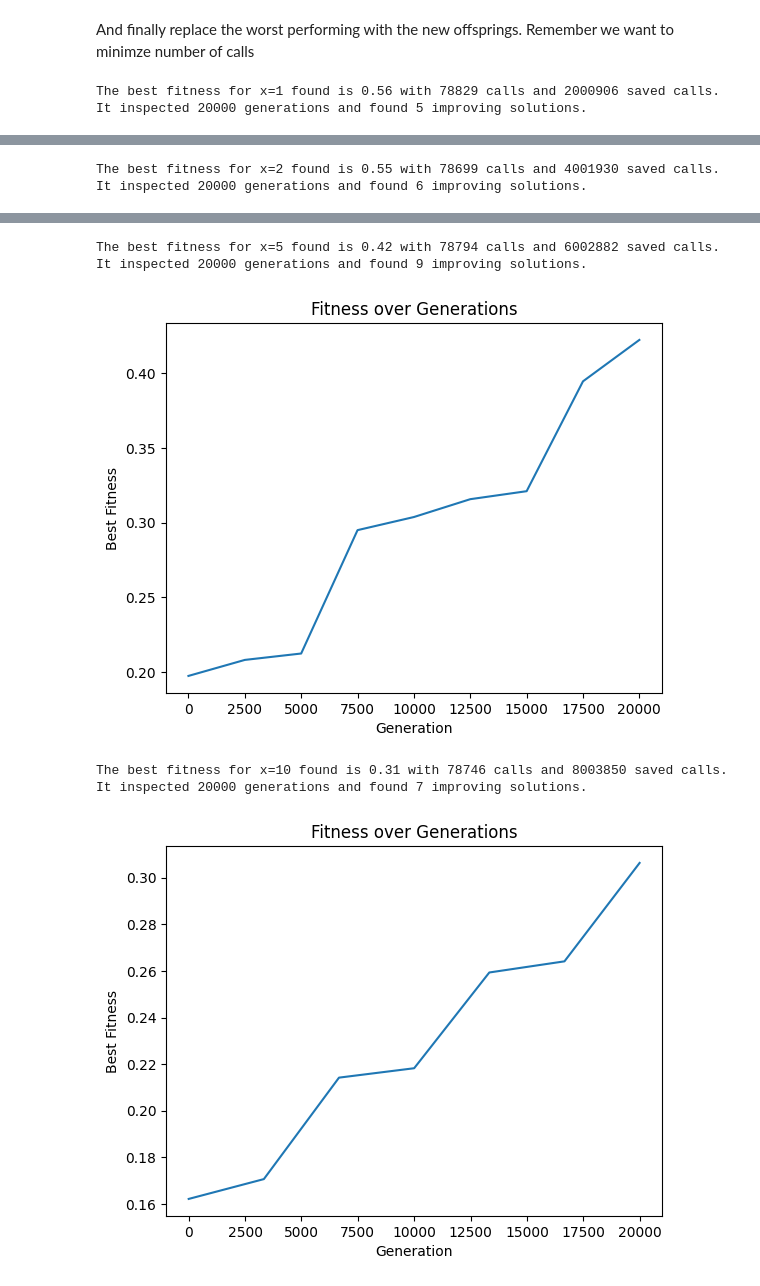
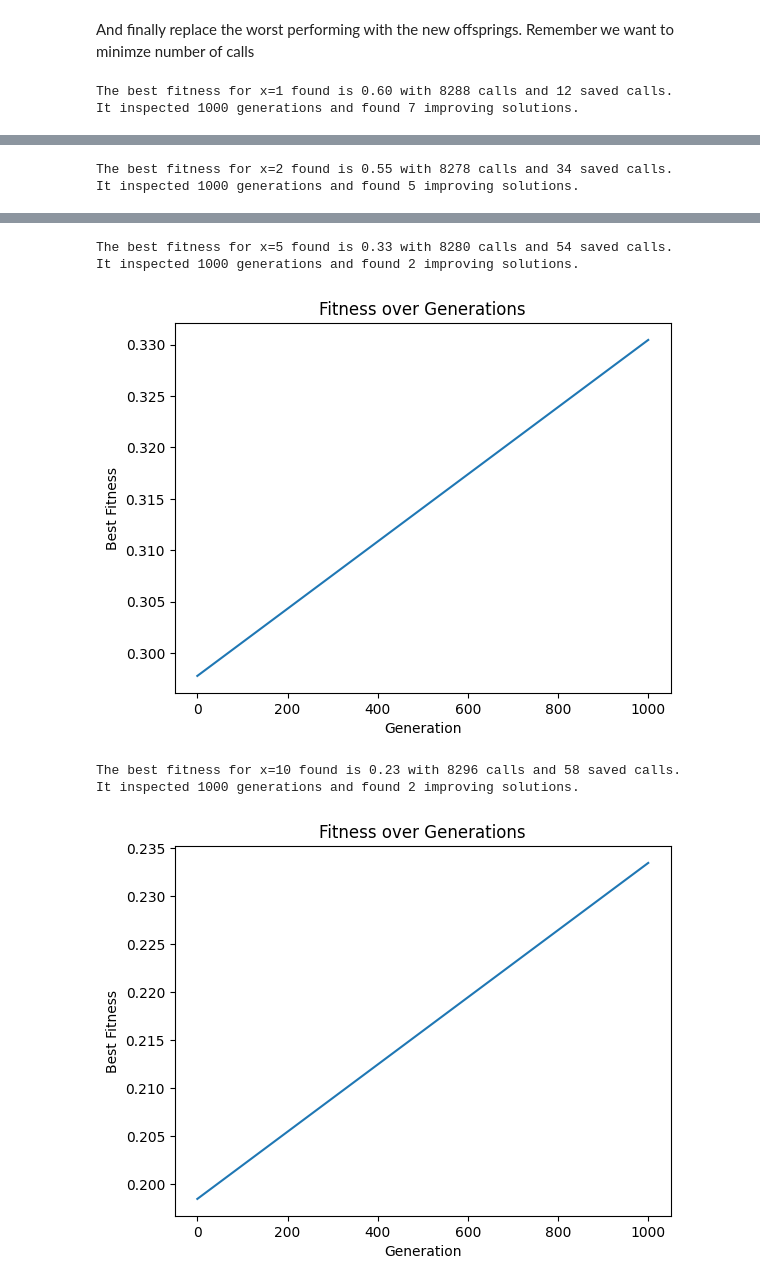
Before and after one commit to Raoolo/computational_intelligence, a Jupyter notebook: Lab9/lab9.ipynb, the cells around one changed output, grey strips where cells are left out. Cells and saved outputs as stored; diff of their text form; code cells hidden in the pictures.

Commit message:
Added generational change

```diff
--- a/Lab9/lab9.ipynb
+++ b/Lab9/lab9.ipynb
@@ -96,7 +96,7 @@ def select_genomes(population: dict, size=10, pick_worse_prob = 0.15) -> dict:
         # not worth selecting the best genomes yet
         return population
 # %%
-def tournament_selection(population: dict, tournament_size = 2):
+def tournament_selection(population: dict, tournament_size = 4):
     """Selects one individual from the population using tournament selection."""
     best_keys = []
     for _ in range(tournament_size):
@@ -106,9 +106,9 @@ def tournament_selection(population: dict, tournament_size = 2):
         best_keys.append(max(tournament_genomes, key=lambda genome: population[genome]))
     return {key : population[key] for key in best_keys}
 # %%
-def elitism(population: dict, elite_size=10):
+def elitism(population: dict, elite_size=100):
     """Select the top individuals"""
-    # ort the genomes based on fitness in descending order
+    # sort the genomes based on fitness in descending order
     sorted_genomes = sorted(population, key=population.get, reverse=True)
     # select the top genomes
     elites = {genome: population[genome] for genome in sorted_genomes[:elite_size]}
@@ -291,11 +343,11 @@ def run_genetic_algo_dynamic(
 # %%
 mutation_rate = 0.01  # prob of each bit switching
 calls_saved = 0  # just used to check if we save any calls
-population_size = 100
+population_size = 300
 desired_fitness = 0.9
 x = [1, 2, 5, 10]
 genome_length = 1000
-num_max_generations = 20000
+num_max_generations = 1000
 # if it is less than 1% improvement for max_stagn_generations
 # lowering conver_threshold means that a lower improvement resets the generation counter
 # higher value means it require larger improvement to reset the counter,
@@ -304,7 +356,7 @@ max_stagnant_generations = 10000
 convergence_threshold = 0.01   # 1% improvement for 10.000 generations
 # %%
 for x_val in x:
-    best_genome, best_fitness, num_calls, generations, best_fitness_values = run_genetic_algo_static(
+    best_genome, best_fitness, num_calls, generations, best_fitness_values = run_genetic_algo_static_v2(
         x=x_val,
         population_size=population_size,
         genome_length=genome_length,
@@ -331,5 +383,5 @@ for x_val in x:
     plt.title('Fitness over Generations')
     plt.show()
 # %% [output]
-The best fitness for x=1 found is 0.56 with 78829 calls and 2000906 saved calls.
-It inspected 20000 generations and found 5 improving solutions.
+The best fitness for x=1 found is 0.60 with 8288 calls and 12 saved calls.
+It inspected 1000 generations and found 7 improving solutions.
@@ -337,2 +389,2 @@ It inspected 20000 generations and found 5 improving solutions.
-The best fitness for x=2 found is 0.55 with 78699 calls and 4001930 saved calls.
-It inspected 20000 generations and found 6 improving solutions.
+The best fitness for x=2 found is 0.55 with 8278 calls and 34 saved calls.
+It inspected 1000 generations and found 5 improving solutions.
@@ -340,9 +392,9 @@ It inspected 20000 generations and found 6 improving solutions.
-The best fitness for x=5 found is 0.42 with 78794 calls and 6002882 saved calls.
-It inspected 20000 generations and found 9 improving solutions.
+The best fitness for x=5 found is 0.33 with 8280 calls and 54 saved calls.
+It inspected 1000 generations and found 2 improving solutions.
-[figure, old version]
+[figure, new version]
-The best fitness for x=10 found is 0.31 with 78746 calls and 8003850 saved calls.
-It inspected 20000 generations and found 7 improving solutions.
+The best fitness for x=10 found is 0.23 with 8296 calls and 58 saved calls.
+It inspected 1000 generations and found 2 improving solutions.
-[figure, old version]
+[figure, new version]
 # %%
 # print(f"The best fitness for  found is {best_fitness:.2f} with {num_calls} calls and {calls_saved} saved calls.")
 # print(f"It inspected {generations} generations and found {len(best_fitness_values)} improving solutions.")
```
Also changed, not shown: parts of 3 cells of this notebook.
